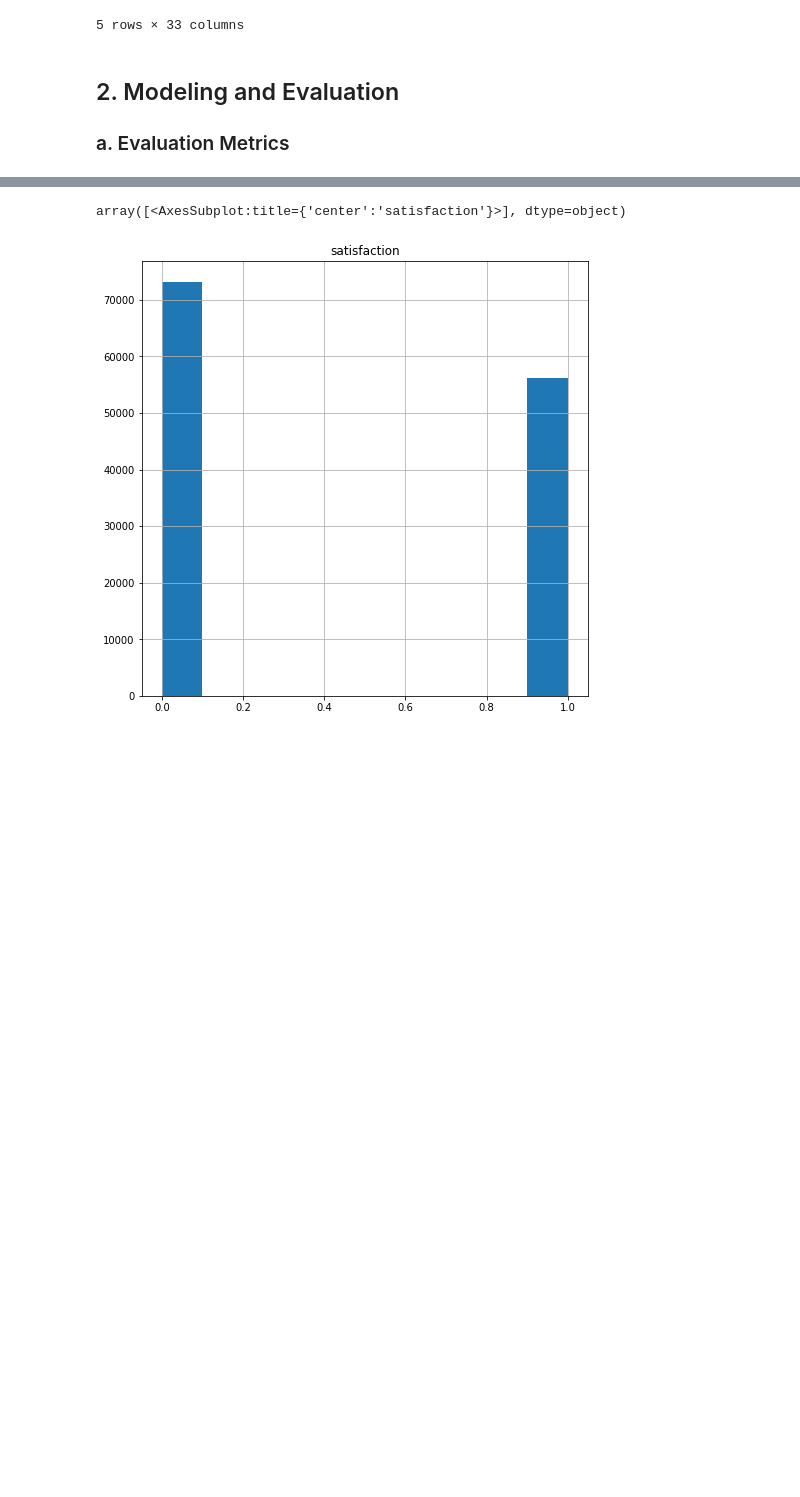
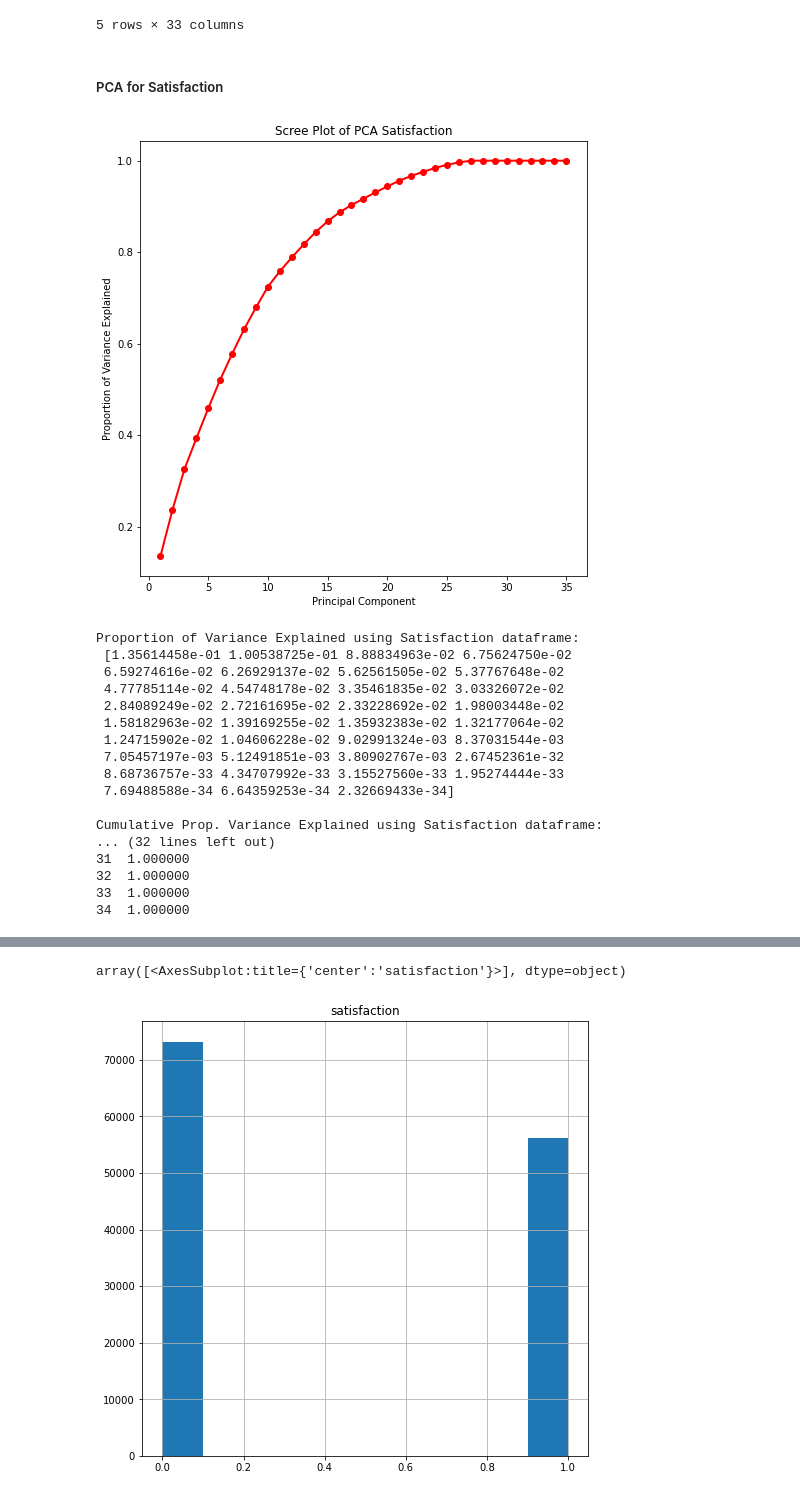
Before and after one commit to wangrenfeng0/Machine-Learning-I, a Jupyter notebook: lab2/6.20.21_Lab2 Renfeng Wang.ipynb, the cells around one changed output, grey strips where cells are left out. Saved outputs shown, nothing was run; the diff lists cells and outputs as text; code cells hidden in the pictures; blank space fills up the shorter version.

```diff
--- a/lab2/6.20.21_Lab2 Renfeng Wang.ipynb
+++ b/lab2/6.20.21_Lab2 Renfeng Wang.ipynb
@@ -184,7 +169,55 @@ airline_df_dummy_clean.head()
 | 3 | 2 | 5 | 5 | 5 | 2 | ... |
 | 4 | 3 | 3 | 3 | 3 | 4 | ... |
 5 rows × 33 columns
-# %% [markdown]
-## 2. Modeling and Evaluation
-
-### a. Evaluation Metrics
+# %% [markdown]
+##### PCA for Satisfaction
+# %%
+from sklearn.decomposition import PCA
+from sklearn.preprocessing import StandardScaler
+import matplotlib.pyplot as plt
+
+scaler = StandardScaler()
+
+# Normalize the airline_df_dummy_clean data frame for PCA.
+airline_df_dummy_satisfied_scaled = airline_df_dummy_satisfied.drop(['satisfaction'],axis=1).copy()
+
+airline_df_dummy_satisfied_scaled=pd.DataFrame(scaler.fit_transform(airline_df_dummy_satisfied_scaled),
+                                               columns=airline_df_dummy_satisfied_scaled.columns)
+#airline_df_dummy_clean_scaled.head()
+
+pca_satisfaction = PCA(n_components=len(airline_df_dummy_satisfied_scaled.columns), svd_solver = 'auto')
+Principal_components_satisfaction=pca_satisfaction.fit_transform(airline_df_dummy_satisfied_scaled)
+
+
+pc_val_satisfaction = np.arange(pca_satisfaction.n_components) + 1
+plt.figure(figsize=(8,8))
+
+plt.plot(pc_val_satisfaction, pca_satisfaction.explained_variance_ratio_.cumsum(), 'ro-', linewidth=2)
+plt.title('Scree Plot of PCA Satisfaction')
+plt.xlabel('Principal Component')
+plt.ylabel('Proportion of Variance Explained')
+plt.show()
+print ("Proportion of Variance Explained using Satisfaction dataframe: \n", pca_satisfaction.explained_variance_ratio_)
+
+out_sum_ord = np.cumsum(pca_satisfaction.explained_variance_ratio_)
+out_sum_ord = pd.DataFrame(out_sum_ord)
+print ("\nCumulative Prop. Variance Explained using Satisfaction dataframe: \n",out_sum_ord)
+# %% [output]
+[figure, added]
+Proportion of Variance Explained using Satisfaction dataframe:
+ [1.35614458e-01 1.00538725e-01 8.88834963e-02 6.75624750e-02
+ 6.59274616e-02 6.26929137e-02 5.62561505e-02 5.37767648e-02
+ 4.77785114e-02 4.54748178e-02 3.35461835e-02 3.03326072e-02
+ 2.84089249e-02 2.72161695e-02 2.33228692e-02 1.98003448e-02
+ 1.58182963e-02 1.39169255e-02 1.35932383e-02 1.32177064e-02
+ 1.24715902e-02 1.04606228e-02 9.02991324e-03 8.37031544e-03
+ 7.05457197e-03 5.12491851e-03 3.80902767e-03 2.67452361e-32
+ 8.68736757e-33 4.34707992e-33 3.15527560e-33 1.95274444e-33
+ 7.69488588e-34 6.64359253e-34 2.32669433e-34]
+
+Cumulative Prop. Variance Explained using Satisfaction dataframe:
+... (32 lines left out)
+31  1.000000
+32  1.000000
+33  1.000000
+34  1.000000
```
Also changed, not shown: parts of 81 cells of this notebook.
